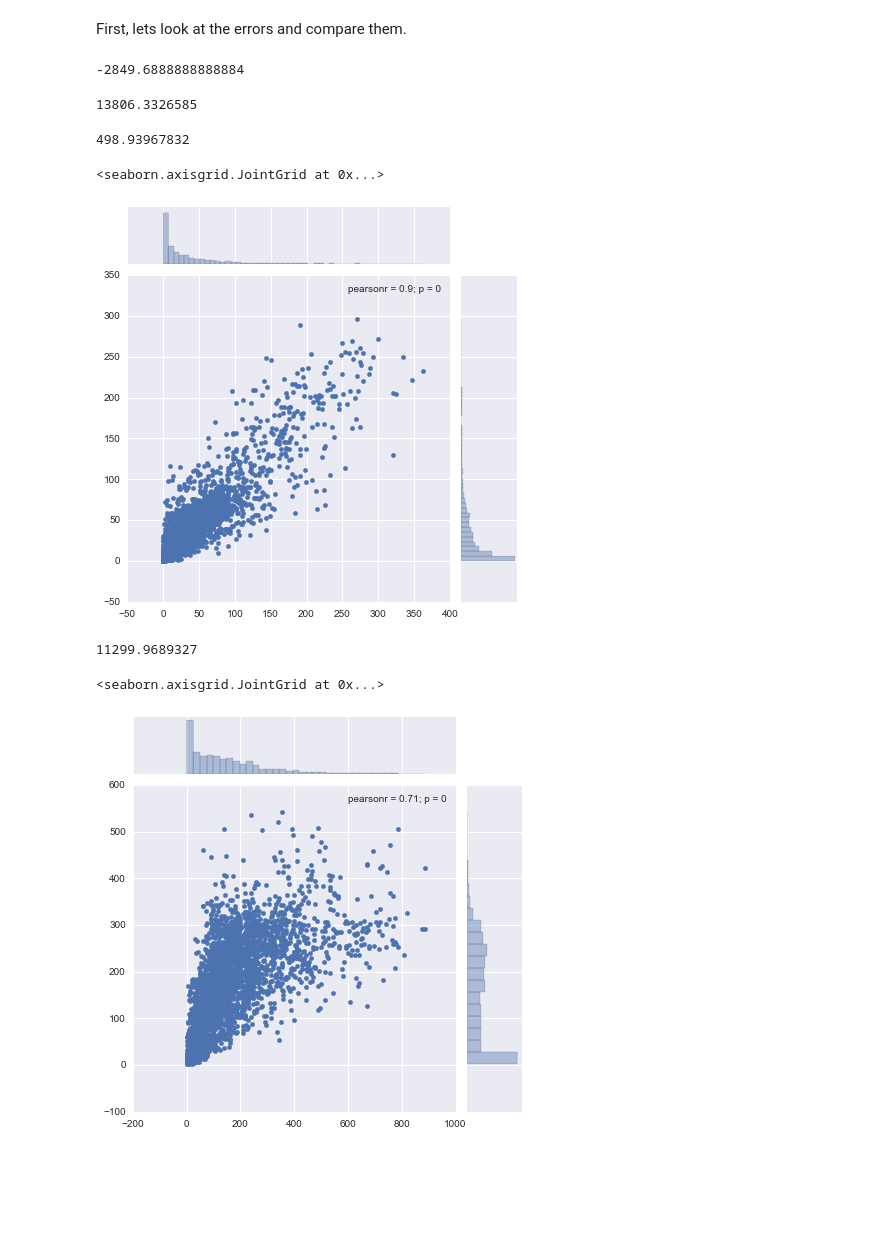
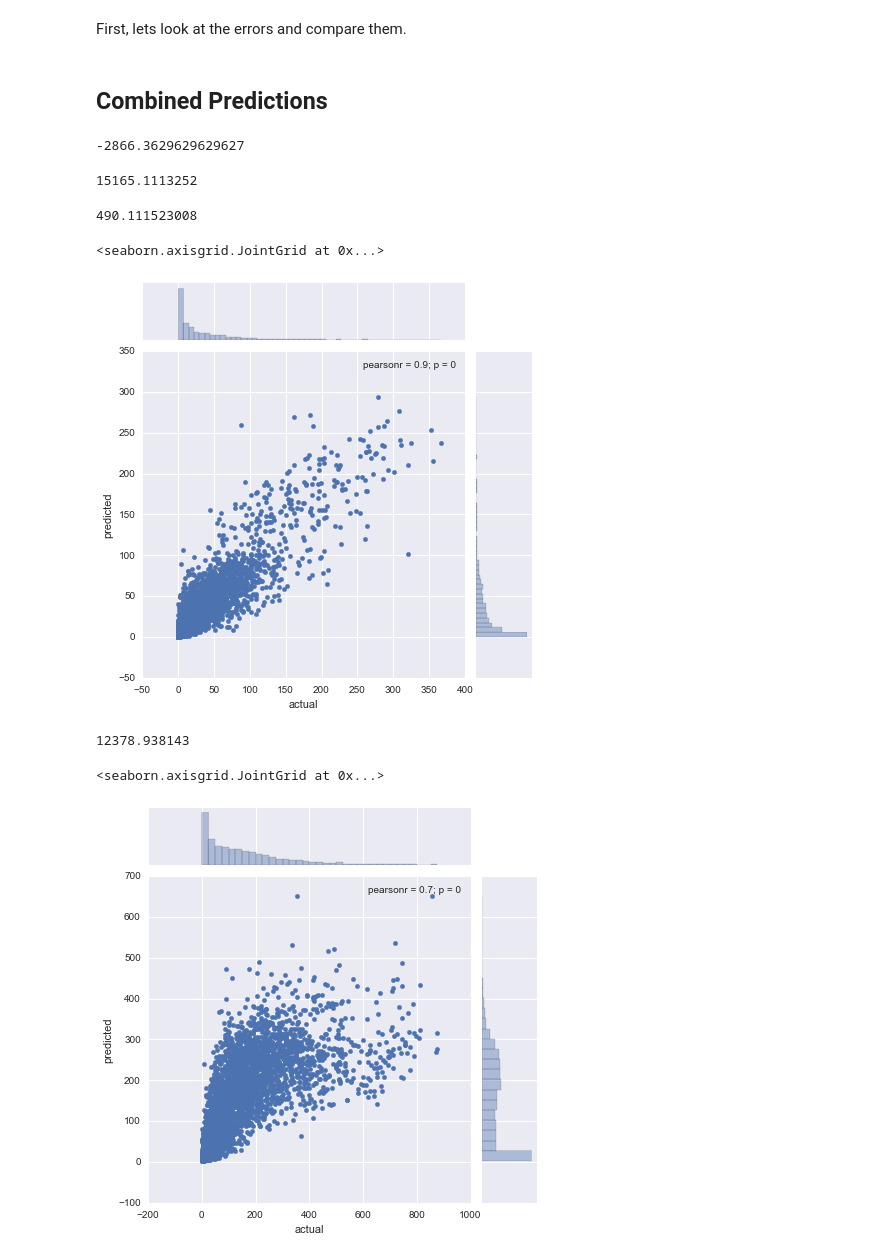
Before and after one commit to kyletabor/public_data_projects, a Jupyter notebook: bike_sharing/rental_analysis.ipynb, the cells around one changed output. Drawn from its saved outputs; the diff is of its cells as text; code cells hidden in the pictures; blank space fills up the shorter version.

```diff
--- a/bike_sharing/rental_analysis.ipynb
+++ b/bike_sharing/rental_analysis.ipynb
@@ -194,7 +196,7 @@ bike_rentals.drop(['hr'], inplace=True, axis=1)
 # %% [markdown]
 It looks like `season`, `hr`, `weekday`, and `weathersit` are categorical. So we will need to convert these to dummy variables. If we don't, our regression algorithm will think Friday is more important than Monday because it treats everything as numerical variables.
 # %%
-cat_cols = ['mnth','time_label','holiday','weekday','workingday','weathersit']
+cat_cols = ['mnth','time_label','holiday','weekday','weathersit']
 for col in cat_cols:
     bike_rentals[col] = bike_rentals[col].astype('category')
 dummy_df = pd.get_dummies(bike_rentals[cat_cols])
@@ -224,7 +226,7 @@ columns = ['atemp', 'hum', 'windspeed', 'mnth_1',\
        'mnth_9', 'mnth_10', 'mnth_11', 'mnth_12', 'time_label_1',\
        'time_label_2', 'time_label_3', 'time_label_4', 'holiday_0',\
        'holiday_1', 'weekday_0', 'weekday_1', 'weekday_2', 'weekday_3',\
-       'weekday_4', 'weekday_5', 'weekday_6', 'workingday_0', 'workingday_1',\
+       'weekday_4', 'weekday_5', 'weekday_6', 'workingday',\
        'weathersit_1', 'weathersit_2', 'weathersit_3', 'weathersit_4']
 # %%
 train[columns]
@@ -549,11 +553,13 @@ reg_results = reg_results.merge(np.round(pd.DataFrame(rf_results),decimals=1),le
 So it looks like the error for the casual riders and registered riders is smaller than the error for the overall rentals. I wonder if we can predict the casual and registered seperatly and combine the results to get better predictions than before?
 # %% [markdown]
 First, lets look at the errors and compare them.
+# %% [markdown]
+## Combined Predictions
 # %%
 combined_MSE_test = cas_results.rf_MSE_test + reg_results.rf_MSE_test
 np.mean(combined_MSE_test - results.rf_MSE_test)
 # %% [output]
--2849.6888888888884
+-2866.3629629629627
 # %%
 model = RandomForestRegressor(random_state=1, max_depth=15,\
                                   min_samples_leaf=3, min_samples_split=15)
@@ -568,7 +574,7 @@ cnt_MSE_test = mean_squared_error(test.cnt,cnt_pred_test)
 cnt_MSE_diff = cnt_MSE_train - cnt_MSE_test
 print(cnt_MSE_test)
 # %% [output]
-13806.3326585
+15165.1113252
 # %%
 model = RandomForestRegressor(random_state=1, max_depth=15,\
                                   min_samples_leaf=3, min_samples_split=15)
@@ -582,29 +588,29 @@ cas_pred_test = model.predict(test[columns])
 cas_MSE_test = mean_squared_error(test.casual,cas_pred_test)
 cas_MSE_diff = cas_MSE_train - cas_MSE_test
 print(cas_MSE_test)
-sns.jointplot(x=test.casual.values,y=cas_pred_test)
+sns.jointplot(x=test.casual.values,y=cas_pred_test).set_axis_labels("actual",'predicted')
 # %% [output]
-498.93967832
+490.111523008
 <seaborn.axisgrid.JointGrid at 0x...>
-[figure, old version]
+[figure, new version]
 # %%
 model = RandomForestRegressor(random_state=1, max_depth=15,\
                                   min_samples_leaf=3, min_samples_split=15)
 model.fit(train[columns],train.registered)
 #let's predict the train data and find the error
 reg_pred_train = model.predict(train[columns])
 reg_MSE_train = mean_squared_error(train.registered,reg_pred_train)
 
 #lets predict the test data and find the error
 reg_pred_test = model.predict(test[columns])
 reg_MSE_test = mean_squared_error(test.registered,reg_pred_test)
 reg_MSE_diff = reg_MSE_train - reg_MSE_test
 print(reg_MSE_test)
-sns.jointplot(x=test.registered.values, y=reg_pred_test)
+sns.jointplot(x=test.registered.values, y=reg_pred_test).set_axis_labels("actual",'predicted')
 # %% [output]
-11299.9689327
+12378.938143
 <seaborn.axisgrid.JointGrid at 0x...>
-[figure, old version]
+[figure, new version]
 # %%
 comb_pred_test = cas_pred_test + reg_pred_test
 comb_MSE_test = mean_squared_error(test.cnt,comb_pred_test)
```
Also changed, not shown: parts of 22 cells of this notebook.
